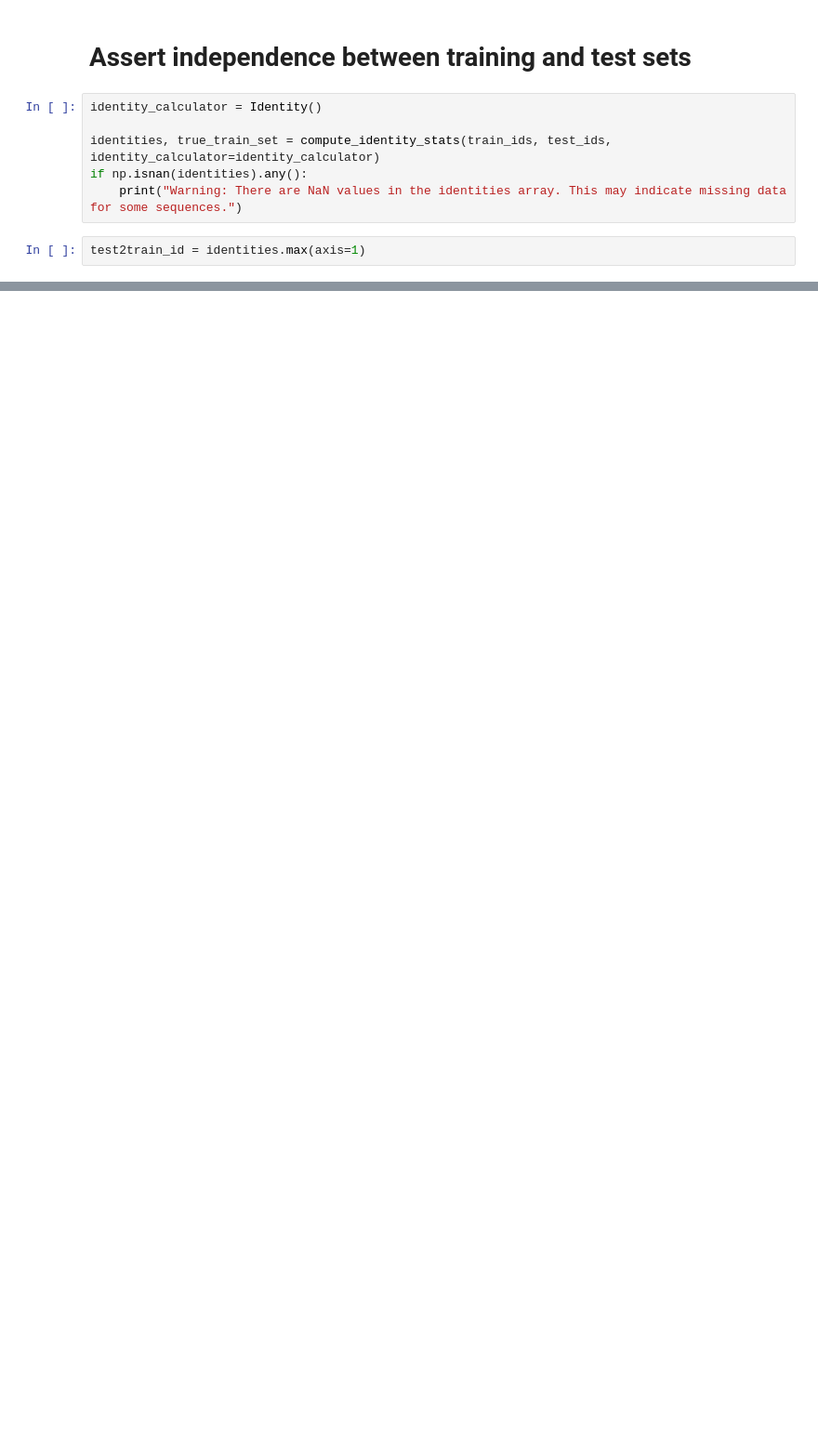
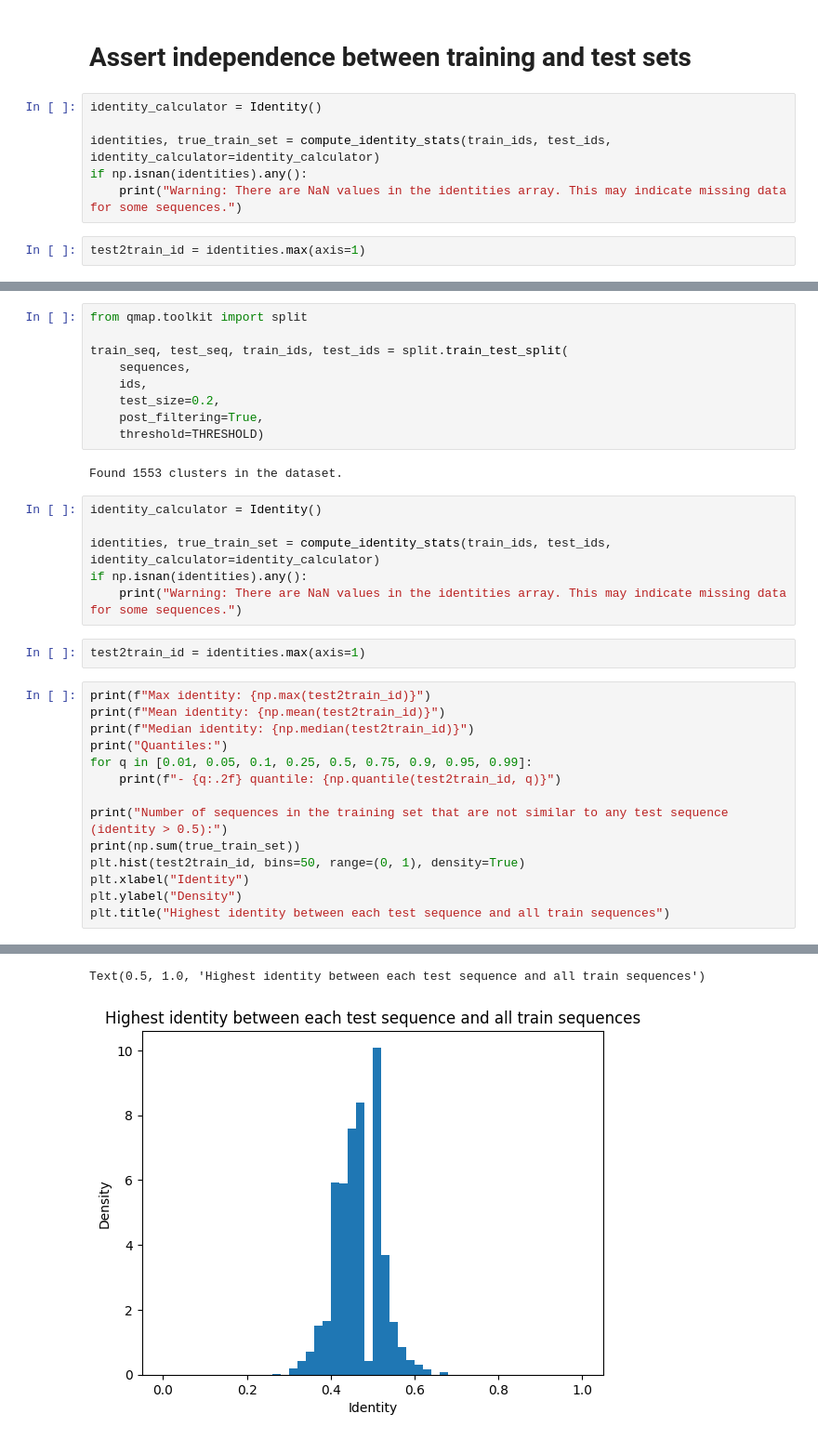
Before and after one commit to anthol42/QMAP, a Jupyter notebook: split_experiment/deepheuristic/analyse_deep_heuristic.ipynb, the cells around one changed output, grey strips where cells are left out. Shown: that part at 93% size. Cells and saved outputs as stored; diff of their text form; blank space fills up the shorter version.

```diff
--- a/split_experiment/deepheuristic/analyse_deep_heuristic.ipynb
+++ b/split_experiment/deepheuristic/analyse_deep_heuristic.ipynb
@@ -243,0 +246,34 @@ Length of train dataset: 14301
+# %%
+from qmap.toolkit import split
+
+train_seq, test_seq, train_ids, test_ids = split.train_test_split(
+    sequences,
+    ids,
+    test_size=0.2,
+    post_filtering=True,
+    threshold=THRESHOLD)
+# %% [output]
+Found 1553 clusters in the dataset.
+# %%
+identity_calculator = Identity()
+
+identities, true_train_set = compute_identity_stats(train_ids, test_ids, identity_calculator=identity_calculator)
+if np.isnan(identities).any():
+    print("Warning: There are NaN values in the identities array. This may indicate missing data for some sequences.")
+# %%
+test2train_id = identities.max(axis=1)
+# %%
+print(f"Max identity: {np.max(test2train_id)}")
+print(f"Mean identity: {np.mean(test2train_id)}")
+print(f"Median identity: {np.median(test2train_id)}")
+print("Quantiles:")
+for q in [0.01, 0.05, 0.1, 0.25, 0.5, 0.75, 0.9, 0.95, 0.99]:
+    print(f"- {q:.2f} quantile: {np.quantile(test2train_id, q)}")
+
+print("Number of sequences in the training set that are not similar to any test sequence (identity > 0.5):")
+print(np.sum(true_train_set))
+plt.hist(test2train_id, bins=50, range=(0, 1), density=True)
+plt.xlabel("Identity")
+plt.ylabel("Density")
+plt.title("Highest identity between each test sequence and all train sequences")
+# %% [output]
@@ -243,0 +295,2 @@ Length of train dataset: 14301
+Text(0.5, 1.0, 'Highest identity between each test sequence and all train sequences')
+[figure, added]
```
Also changed, not shown: parts of 13 cells of this notebook, 7 other files.
